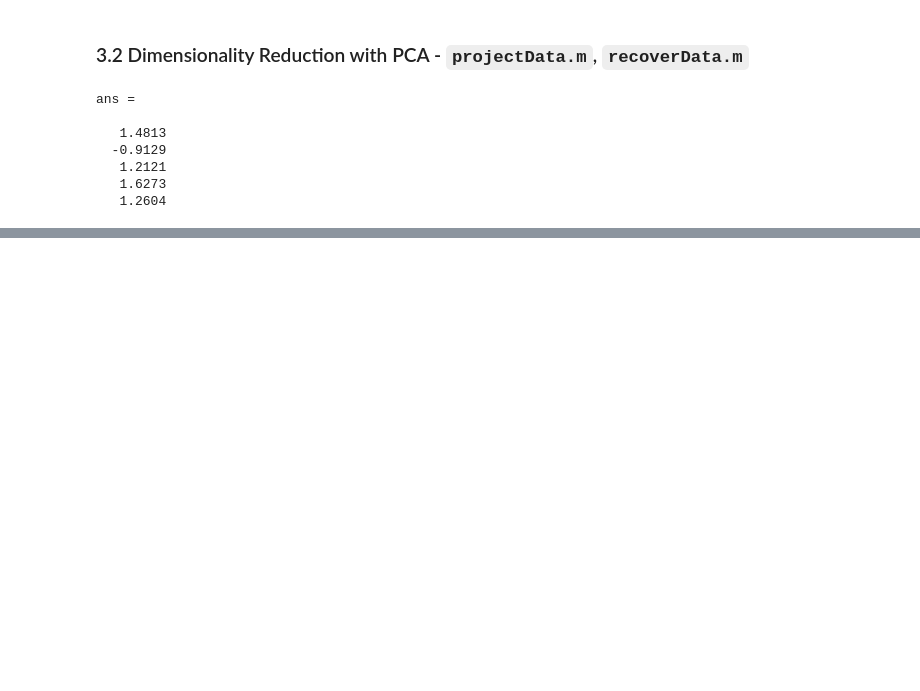
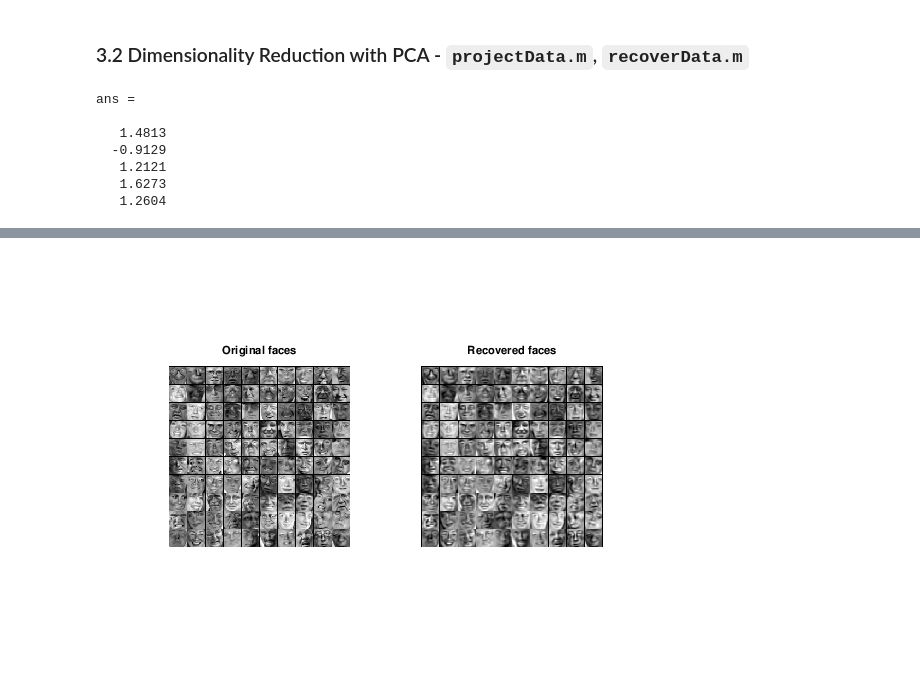
Before and after one commit to mxagar/machine_learning_coursera, a Jupyter notebook: exercises/ex1-ex8-octave/ex7/ML_Coursera_Ex_7_KMeans_PCA.ipynb, the cells around one changed output, grey strips where cells are left out. Saved outputs shown, nothing was run; the diff lists cells and outputs as text; code cells hidden in the pictures; blank space fills up the shorter version.

```diff
--- a/exercises/ex1-ex8-octave/ex7/ML_Coursera_Ex_7_KMeans_PCA.ipynb
+++ b/exercises/ex1-ex8-octave/ex7/ML_Coursera_Ex_7_KMeans_PCA.ipynb
@@ -397,0 +453,22 @@ end
+# %%
+% Compress to 100 features
+K = 100;
+Z = projectData(X_norm, U, K);
+# %%
+% Recover
+K = 100;
+X_rec  = recoverData(Z, U, K);
+# %%
+% Display normalized data
+subplot(1, 2, 1);
+displayData(X_norm(1:100,:));
+title('Original faces');
+axis square;
+
+% Display reconstructed data from only k eigenfaces
+subplot(1, 2, 2);
+displayData(X_rec(1:100,:));
+title('Recovered faces');
+axis square;
+# %% [output]
+[figure, added]
```
Also changed, not shown: parts of 14 cells of this notebook, 1 other file.
